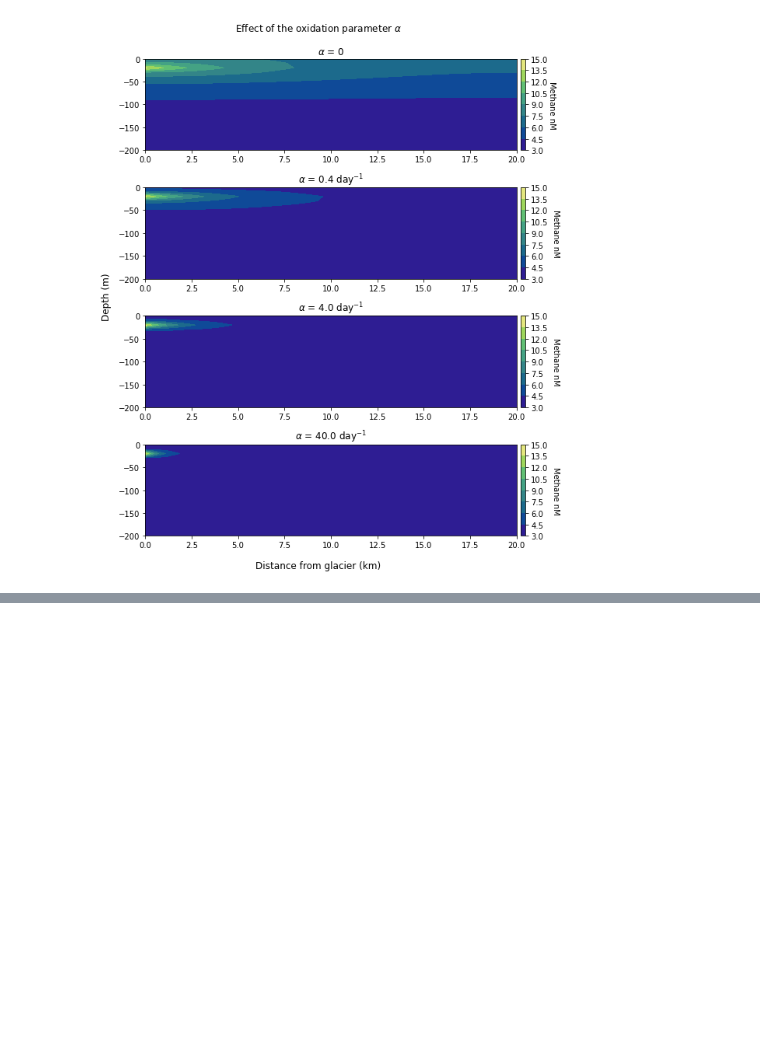
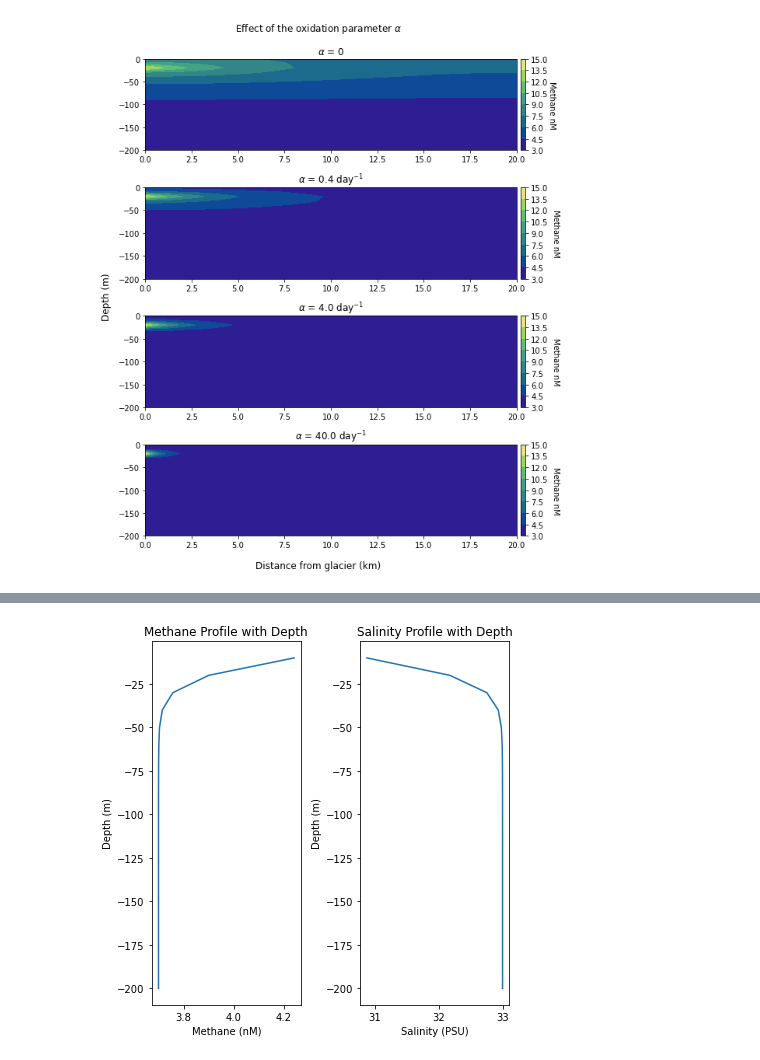
Before and after one commit to krobinson99/EOSC511Project, a Jupyter notebook: glacier_perturbations.ipynb, the cells around one changed output, grey strips where cells are left out. Saved outputs shown, nothing was run; the diff lists cells and outputs as text; code cells hidden in the pictures; blank space fills up the shorter version.

```diff
--- a/glacier_perturbations.ipynb
+++ b/glacier_perturbations.ipynb
@@ -379,0 +261,25 @@ def animate(frames):
+# %%
+# Extract profiles for methane concentration with sinks, at a distance from the mouth of the glacier:
+z = np.linspace(0,D,ngridz+1)
+x = np.linspace(0,L/1e3,ngridx+1)
+X,Z=np.meshgrid(x,z)
+
+dz=D/(ngridz-1)
+dx = L/(ngridx-1)
+plt.figure(figsize=(6,6))
+plt.subplot(1,2,1)
+plt.title('Methane Profile with Depth')
+plt.plot(C_ref[-1,7,1:],-z[1:])
+plt.ylabel('Depth (m)')
+plt.xlabel('Methane (nM)')
+#plt.xlim(3.5,4.5)
+plt.subplot(1,2,2)
+plt.title('Salinity Profile with Depth')
+plt.ylabel('Depth (m)')
+plt.xlabel('Salinity (PSU)')
+plt.plot(S_ref[-1,7,1:],-z[1:])
+plt.tight_layout()
+#plt.axhline(y=-int(zz/dz)*dz)
+plt.savefig('Salinity_Methane_Depth_Profile.pdf')
+# %% [output]
+[figure, added]
```
Also changed, not shown: parts of 15 cells of this notebook.
